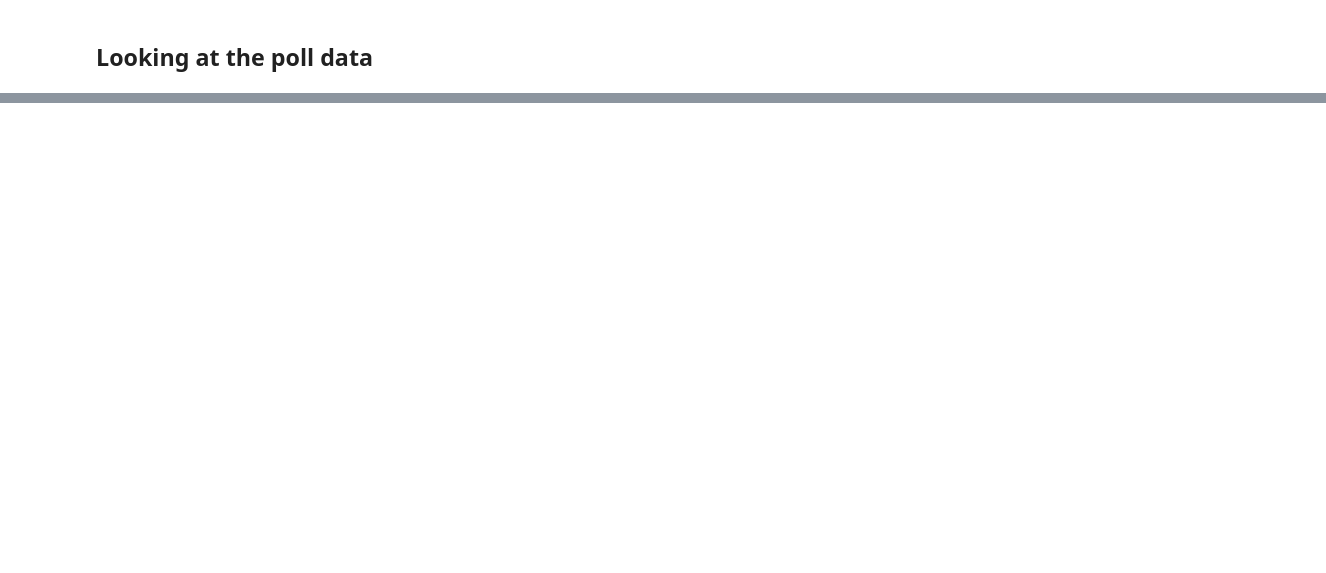
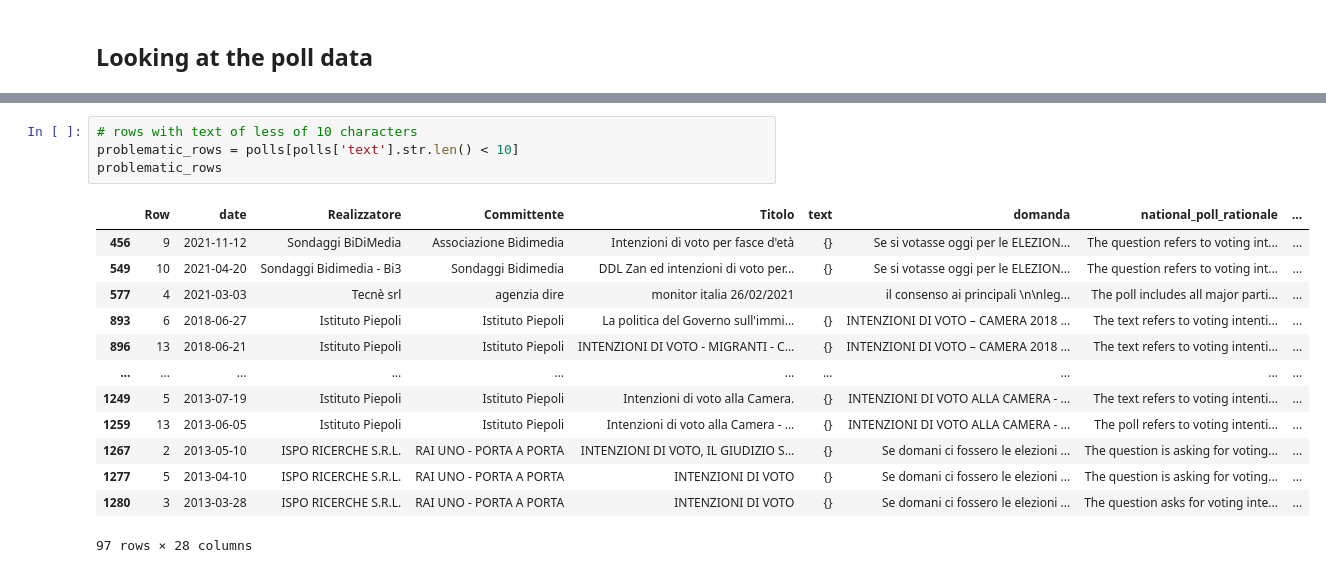
Before and after one commit to ruggsea/llm_italian_poll_scraper, a Jupyter notebook: eda.ipynb, the cells around one changed output, grey strips where cells are left out. Saved outputs shown, nothing was run; the diff lists cells and outputs as text; blank space fills up the shorter version.

```diff
--- a/eda.ipynb
+++ b/eda.ipynb
@@ -38,0 +43,18 @@ polls = polls.dropna(subset=['Partito Democratico', "Fratelli d'Italia"])
+# %%
+# rows with text of less of 10 characters
+problematic_rows = polls[polls['text'].str.len() < 10]
+problematic_rows
+# %% [output]
+|  | Row | date | Realizzatore | Committente | Titolo | text | domanda | national_poll_rationale | ... |
+| 456 | 9 | 2021-11-12 | Sondaggi BiDiMedia | Associazione Bidimedia | Intenzioni di voto per fasce d'età | {} | Se si votasse oggi per le ELEZION... | The question refers to voting int... | ... |
+| 549 | 10 | 2021-04-20 | Sondaggi Bidimedia - Bi3 | Sondaggi Bidimedia | DDL Zan ed intenzioni di voto per... | {} | Se si votasse oggi per le ELEZION... | The question refers to voting int... | ... |
+| 577 | 4 | 2021-03-03 | Tecnè srl | agenzia dire | monitor italia 26/02/2021 |  | il consenso ai principali \n\nleg... | The poll includes all major parti... | ... |
+| 893 | 6 | 2018-06-27 | Istituto Piepoli | Istituto Piepoli | La politica del Governo sull'immi... | {} | INTENZIONI DI VOTO – CAMERA 2018 ... | The text refers to voting intenti... | ... |
+| 896 | 13 | 2018-06-21 | Istituto Piepoli | Istituto Piepoli | INTENZIONI DI VOTO - MIGRANTI - C... | {} | INTENZIONI DI VOTO – CAMERA 2018 ... | The text refers to voting intenti... | ... |
+| ... | ... | ... | ... | ... | ... | ... | ... | ... | ... |
+| 1249 | 5 | 2013-07-19 | Istituto Piepoli | Istituto Piepoli | Intenzioni di voto alla Camera. | {} | INTENZIONI DI VOTO ALLA CAMERA - ... | The text refers to voting intenti... | ... |
+| 1259 | 13 | 2013-06-05 | Istituto Piepoli | Istituto Piepoli | Intenzioni di voto alla Camera - ... | {} | INTENZIONI DI VOTO ALLA CAMERA - ... | The poll refers to voting intenti... | ... |
+| 1267 | 2 | 2013-05-10 | ISPO RICERCHE S.R.L. | RAI UNO - PORTA A PORTA | INTENZIONI DI VOTO, IL GIUDIZIO S... | {} | Se domani ci fossero le elezioni ... | The question is asking for voting... | ... |
+| 1277 | 5 | 2013-04-10 | ISPO RICERCHE S.R.L. | RAI UNO - PORTA A PORTA | INTENZIONI DI VOTO | {} | Se domani ci fossero le elezioni ... | The question is asking for voting... | ... |
+| 1280 | 3 | 2013-03-28 | ISPO RICERCHE S.R.L. | RAI UNO - PORTA A PORTA | INTENZIONI DI VOTO | {} | Se domani ci fossero le elezioni ... | The question asks for voting inte... | ... |
+97 rows × 28 columns
```
Also changed, not shown: parts of 8 cells of this notebook, 6 other files.
